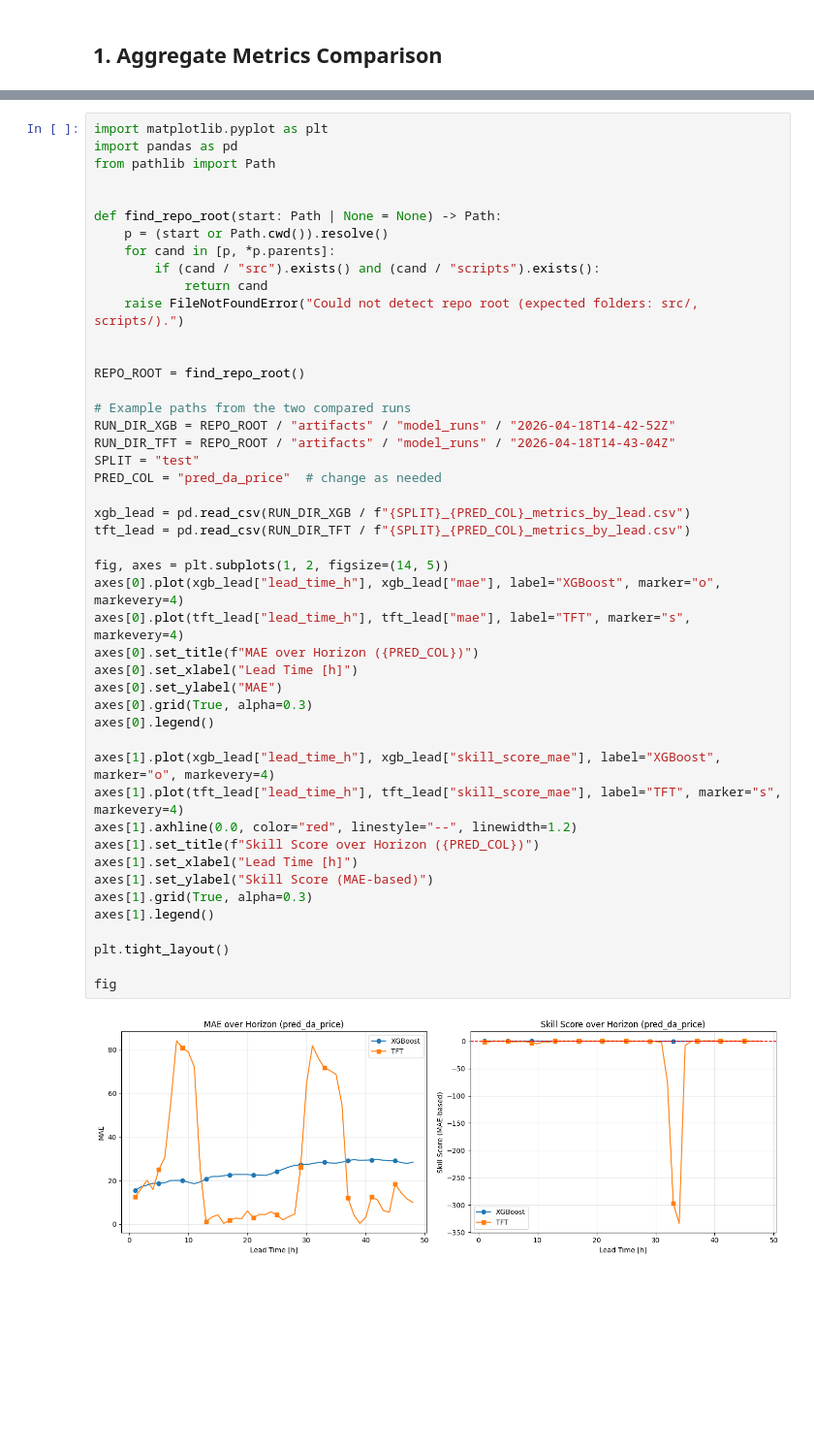
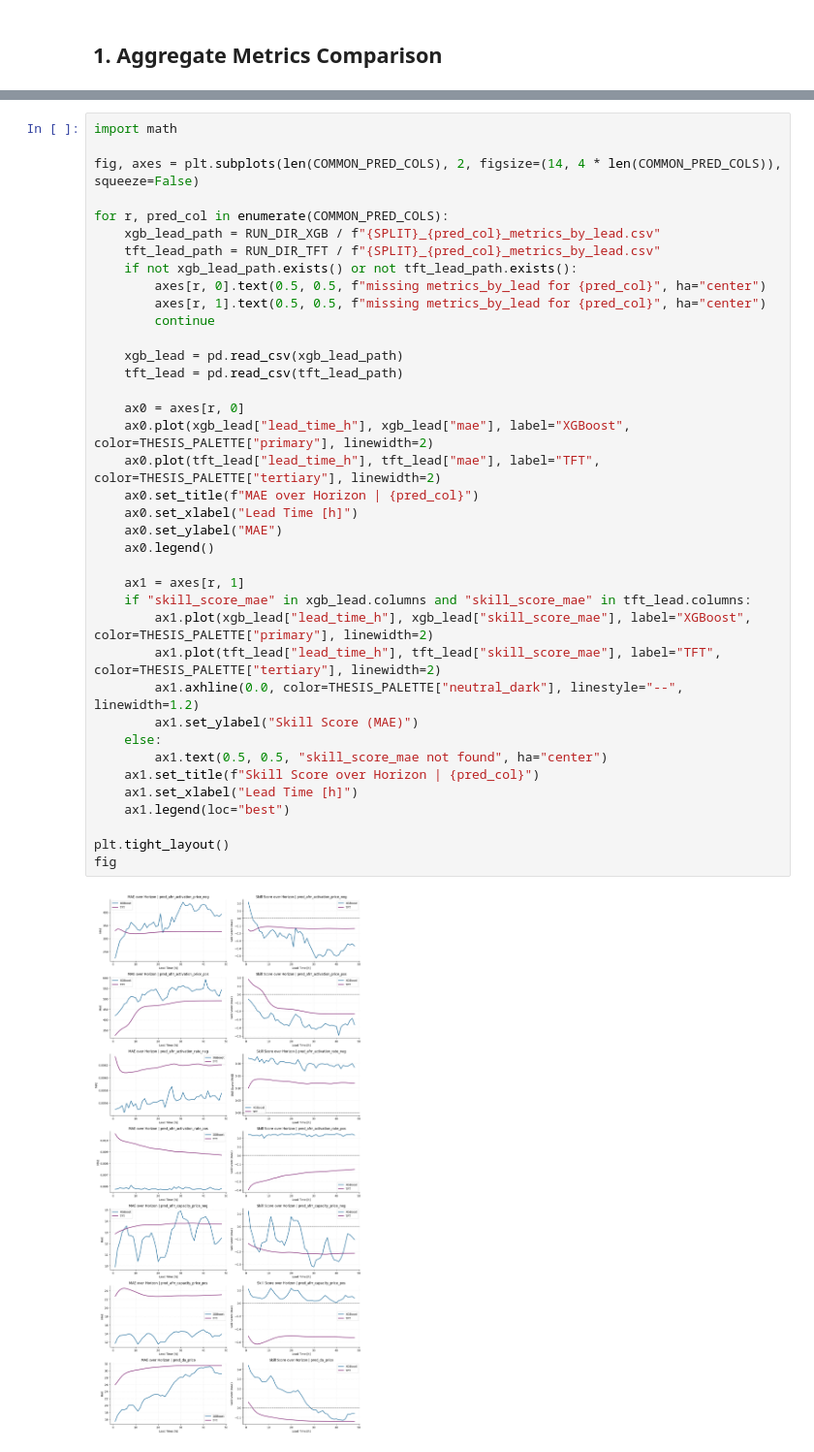
Before and after one commit to lgiesen/energy_trading, a Jupyter notebook: notebooks/benchmark_investigation.ipynb, the cells around one changed output, grey strips where cells are left out. Shown at 97% size. Drawn from its saved outputs; the diff is of its cells as text; blank space fills up the shorter version.

```diff
--- a/notebooks/benchmark_investigation.ipynb
+++ b/notebooks/benchmark_investigation.ipynb
@@ -38,48 +142,40 @@ summary_df
 # %%
-import matplotlib.pyplot as plt
-import pandas as pd
-from pathlib import Path
+import math
 
+fig, axes = plt.subplots(len(COMMON_PRED_COLS), 2, figsize=(14, 4 * len(COMMON_PRED_COLS)), squeeze=False)
 
-def find_repo_root(start: Path | None = None) -> Path:
-    p = (start or Path.cwd()).resolve()
-    for cand in [p, *p.parents]:
-        if (cand / "src").exists() and (cand / "scripts").exists():
-            return cand
-    raise FileNotFoundError("Could not detect repo root (expected folders: src/, scripts/).")
+for r, pred_col in enumerate(COMMON_PRED_COLS):
+    xgb_lead_path = RUN_DIR_XGB / f"{SPLIT}_{pred_col}_metrics_by_lead.csv"
+    tft_lead_path = RUN_DIR_TFT / f"{SPLIT}_{pred_col}_metrics_by_lead.csv"
+    if not xgb_lead_path.exists() or not tft_lead_path.exists():
+        axes[r, 0].text(0.5, 0.5, f"missing metrics_by_lead for {pred_col}", ha="center")
+        axes[r, 1].text(0.5, 0.5, f"missing metrics_by_lead for {pred_col}", ha="center")
+        continue
 
+    xgb_lead = pd.read_csv(xgb_lead_path)
+    tft_lead = pd.read_csv(tft_lead_path)
 
-REPO_ROOT = find_repo_root()
+    ax0 = axes[r, 0]
+    ax0.plot(xgb_lead["lead_time_h"], xgb_lead["mae"], label="XGBoost", color=THESIS_PALETTE["primary"], linewidth=2)
+    ax0.plot(tft_lead["lead_time_h"], tft_lead["mae"], label="TFT", color=THESIS_PALETTE["tertiary"], linewidth=2)
+    ax0.set_title(f"MAE over Horizon | {pred_col}")
+    ax0.set_xlabel("Lead Time [h]")
+    ax0.set_ylabel("MAE")
+    ax0.legend()
 
-# Example paths from the two compared runs
-RUN_DIR_XGB = REPO_ROOT / "artifacts" / "model_runs" / "2026-04-18T14-42-52Z"
-RUN_DIR_TFT = REPO_ROOT / "artifacts" / "model_runs" / "2026-04-18T14-43-04Z"
-SPLIT = "test"
-PRED_COL = "pred_da_price"  # change as needed
-
-xgb_lead = pd.read_csv(RUN_DIR_XGB / f"{SPLIT}_{PRED_COL}_metrics_by_lead.csv")
-tft_lead = pd.read_csv(RUN_DIR_TFT / f"{SPLIT}_{PRED_COL}_metrics_by_lead.csv")
-
-fig, axes = plt.subplots(1, 2, figsize=(14, 5))
-axes[0].plot(xgb_lead["lead_time_h"], xgb_lead["mae"], label="XGBoost", marker="o", markevery=4)
-axes[0].plot(tft_lead["lead_time_h"], tft_lead["mae"], label="TFT", marker="s", markevery=4)
-axes[0].set_title(f"MAE over Horizon ({PRED_COL})")
-axes[0].set_xlabel("Lead Time [h]")
-axes[0].set_ylabel("MAE")
-axes[0].grid(True, alpha=0.3)
-axes[0].legend()
-
-axes[1].plot(xgb_lead["lead_time_h"], xgb_lead["skill_score_mae"], label="XGBoost", marker="o", markevery=4)
-axes[1].plot(tft_lead["lead_time_h"], tft_lead["skill_score_mae"], label="TFT", marker="s", markevery=4)
-axes[1].axhline(0.0, color="red", linestyle="--", linewidth=1.2)
-axes[1].set_title(f"Skill Score over Horizon ({PRED_COL})")
-axes[1].set_xlabel("Lead Time [h]")
-axes[1].set_ylabel("Skill Score (MAE-based)")
-axes[1].grid(True, alpha=0.3)
-axes[1].legend()
+    ax1 = axes[r, 1]
+    if "skill_score_mae" in xgb_lead.columns and "skill_score_mae" in tft_lead.columns:
+        ax1.plot(xgb_lead["lead_time_h"], xgb_lead["skill_score_mae"], label="XGBoost", color=THESIS_PALETTE["primary"], linewidth=2)
+        ax1.plot(tft_lead["lead_time_h"], tft_lead["skill_score_mae"], label="TFT", color=THESIS_PALETTE["tertiary"], linewidth=2)
+        ax1.axhline(0.0, color=THESIS_PALETTE["neutral_dark"], linestyle="--", linewidth=1.2)
+        ax1.set_ylabel("Skill Score (MAE)")
+    else:
+        ax1.text(0.5, 0.5, "skill_score_mae not found", ha="center")
+    ax1.set_title(f"Skill Score over Horizon | {pred_col}")
+    ax1.set_xlabel("Lead Time [h]")
+    ax1.legend(loc="best")
 
 plt.tight_layout()
-
 fig
 # %% [output]
-[figure, old version]
+[figure, new version]
```
Also changed, not shown: parts of 12 cells of this notebook, 10 other files.
